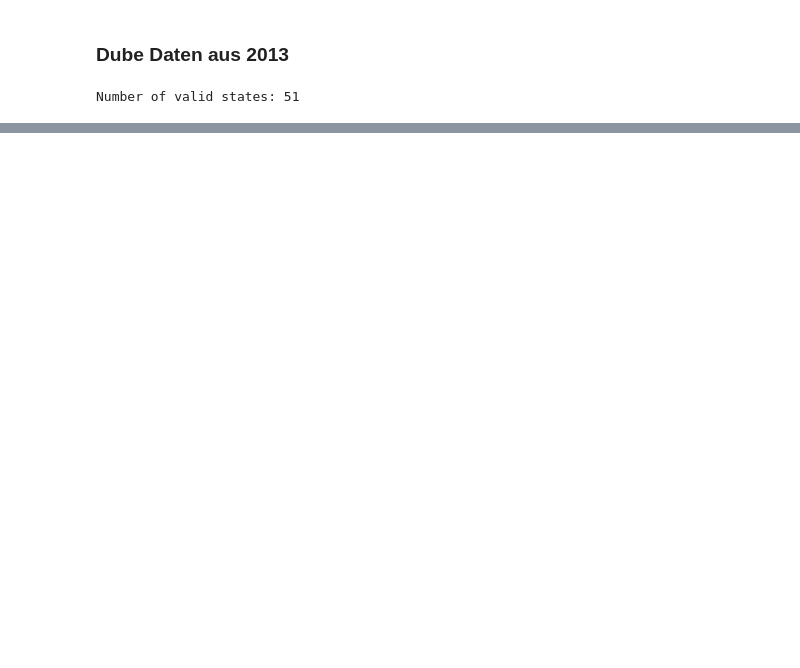
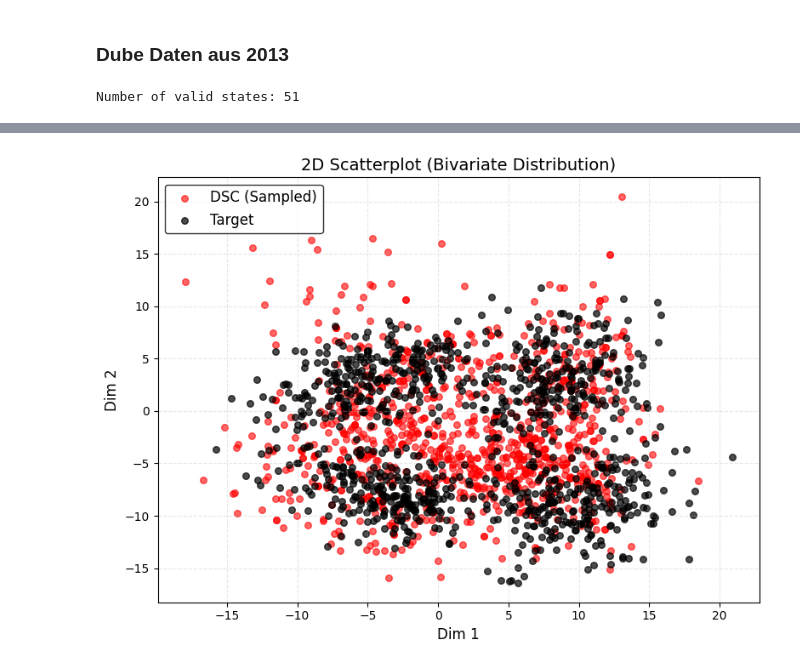
Before and after one commit to alexanderhxs/DiSCos, a Jupyter notebook: python/test_disco.ipynb, the cells around one changed output, grey strips where cells are left out. Drawn from its saved outputs; the diff is of its cells as text; code cells hidden in the pictures; blank space fills up the shorter version.

```diff
--- a/python/test_disco.ipynb
+++ b/python/test_disco.ipynb
@@ -294,0 +307,4 @@ plot_fit_copula(fit_2D)
+# %%
+plot_fit_scatter2d(fit_2D)
+# %% [output]
+[figure, added]
```
Also changed, not shown: parts of 21 cells of this notebook, 4 other files.
